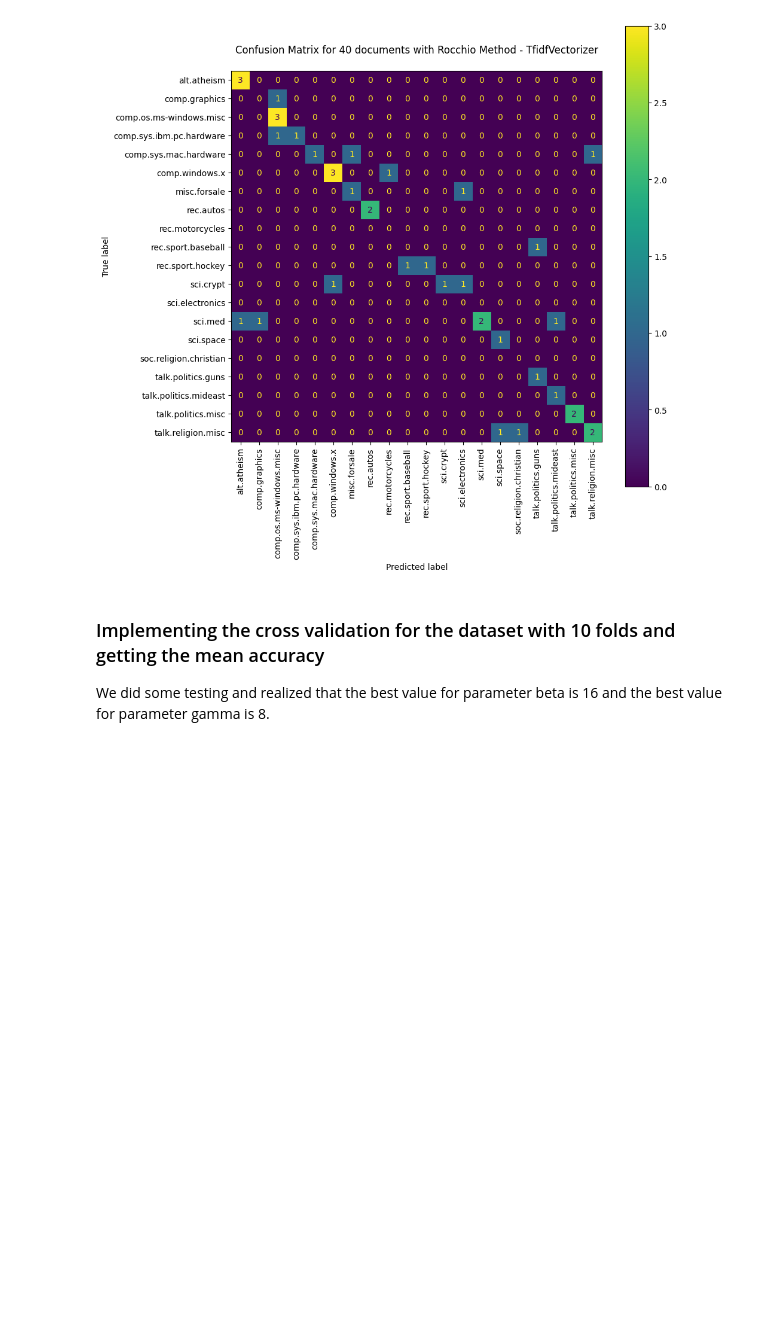
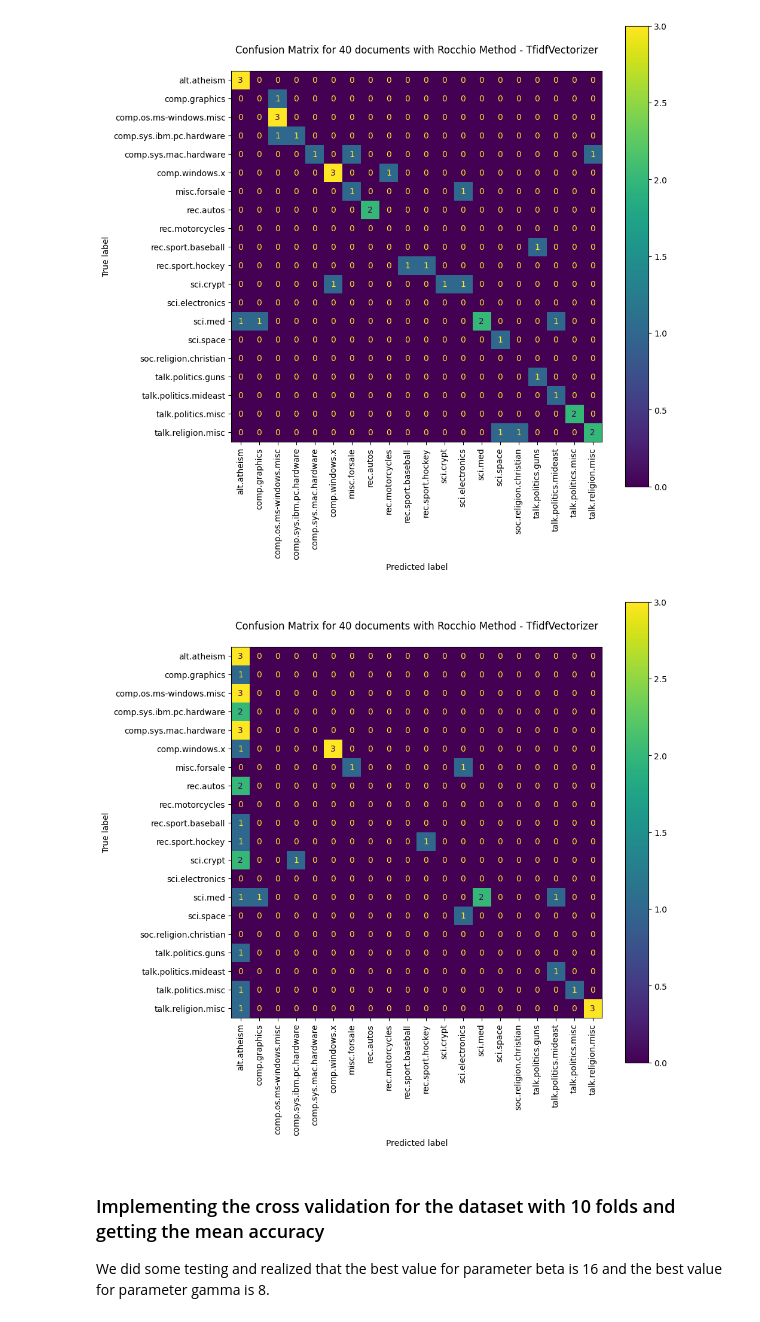
Before and after one commit to lorenzobotto/esercizi-tln, a Jupyter notebook: ex4/exercise_4.ipynb, the cells around one changed output. Saved outputs shown, nothing was run; the diff lists cells and outputs as text; code cells hidden in the pictures; blank space fills up the shorter version.

```diff
--- a/ex4/exercise_4.ipynb
+++ b/ex4/exercise_4.ipynb
@@ -151,6 +213,16 @@ _ = ax.set_title(
 )
 # %% [output]
 [figure]
+# %%
+# TfidfVectorizer_ngram Confusion Matrix
+
+fig, ax = plt.subplots(figsize=(10, 10))
+ConfusionMatrixDisplay.from_predictions(y_test, predictions_tfidf_ngram, ax=ax, labels=[x for x in range(20)], display_labels=target_names, xticks_rotation='vertical')
+_ = ax.set_title(
+    f"Confusion Matrix for {len(y_test)} documents with Rocchio Method - TfidfVectorizer\n"
+)
+# %% [output]
+[figure, added]
 # %% [markdown]
 ### Implementing the cross validation for the dataset with 10 folds and getting the mean accuracy
 
```
Also changed, not shown: parts of 5 cells of this notebook.
